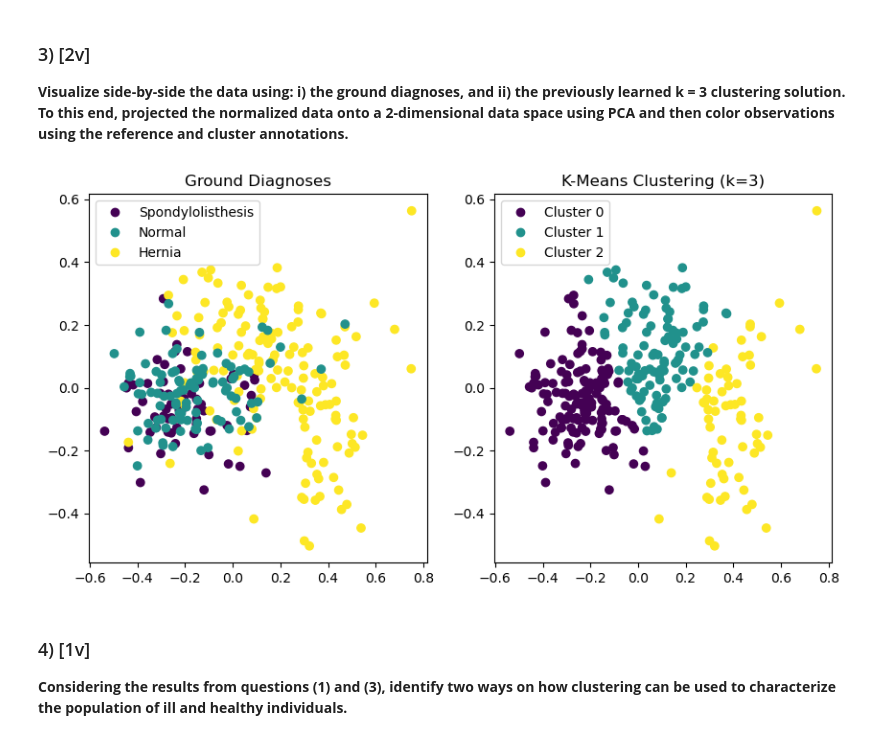
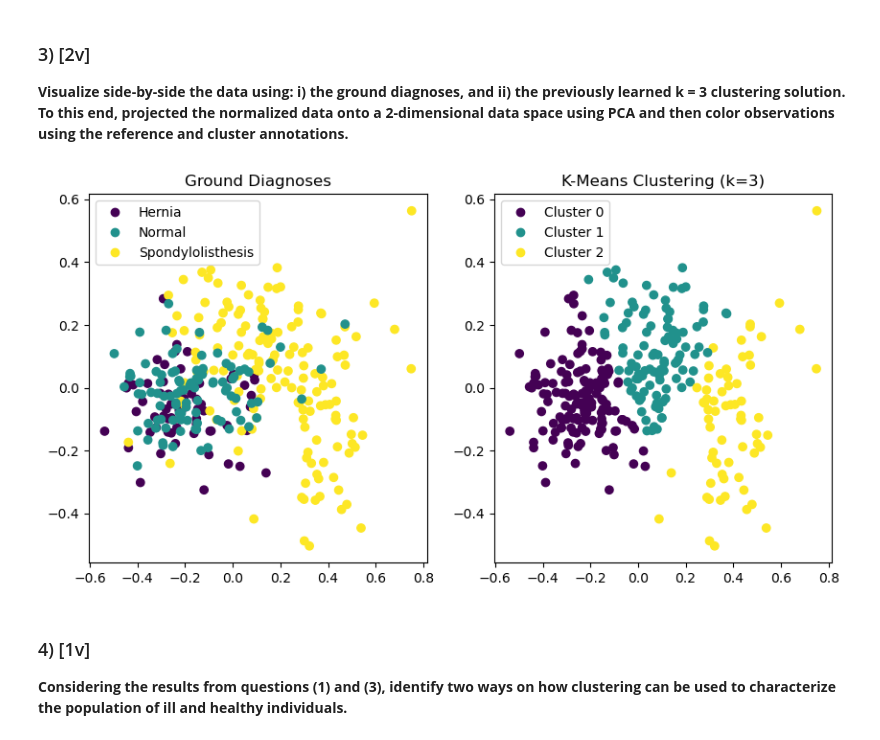
Before and after one commit to gocho1307/Homeworks-ML, a Jupyter notebook: hw4/hw4.ipynb, the cells around one changed output. Saved outputs shown, nothing was run; the diff lists cells and outputs as text; code cells hidden in the pictures.

```diff
--- a/hw4/hw4.ipynb
+++ b/hw4/hw4.ipynb
@@ -403,47 +413,39 @@ from sklearn.preprocessing import LabelEncoder
+# %%
+# Read the ARFF file, prepare data and normalize it
+data = loadarff("./data/column_diagnosis.arff")
+df = pd.DataFrame(data[0])
+df["class"] = df["class"].str.decode("utf-8")
+X, y = df.drop("class", axis=1), df["class"]
+X_scaled = MinMaxScaler().fit_transform(X)
 # %%
 # Apply PCA to the normalized data
-pca = PCA(n_components=2)
-X_pca = pca.fit_transform(X_scaled)
+X_pca = PCA(n_components=2).fit_transform(X_scaled)
 
 # Convert labels to numerical format
-le = LabelEncoder()
-y_numerical = le.fit_transform(y)
+y_numerical = LabelEncoder().fit_transform(y)
 
-# Plot the k-means clustering solution (k=3)
+# Get k_means with k=3
 k_means = cluster.KMeans(n_clusters=3, random_state=0)
 y_pred = k_means.fit_predict(X_scaled)
 # %%
-import matplotlib.pyplot as plt
-from matplotlib.colors import ListedColormap
-from sklearn.preprocessing import LabelEncoder
-
-# Apply PCA to the normalized data
-pca = PCA(n_components=2)
-X_pca = pca.fit_transform(X_scaled)
-
-# Convert labels to numerical format
-le = LabelEncoder()
-y_numerical = le.fit_transform(y)
-
 # Create a figure with two subplots
 fig, (ax1, ax2) = plt.subplots(1, 2, figsize=(10, 5))
 
 # Plot the ground diagnoses
-scatter1 = ax1.scatter(X_pca[:, 0], X_pca[:, 1], c=y_numerical, cmap='viridis')
-ax1.set_title('Ground Diagnoses')
-ax1.legend(handles=scatter1.legend_elements()[0], labels=list(set(y)))
+scatter1 = ax1.scatter(X_pca[:, 0], X_pca[:, 1], c=y_numerical, cmap="viridis")
+ax1.set_title("Ground Diagnoses")
+ax1.legend(handles=scatter1.legend_elements()[0],
+            labels=["Hernia", "Normal", "Spondylolisthesis"])
 
 # Plot the k-means clustering solution (k=3)
-k_means = cluster.KMeans(n_clusters=3, random_state=0)
-y_pred = k_means.fit_predict(X_scaled)
-
-scatter2 = ax2.scatter(X_pca[:, 0], X_pca[:, 1], c=y_pred, cmap='viridis')
-ax2.set_title('K-Means Clustering (k=3)')
-ax2.legend(handles=scatter2.legend_elements()[0], labels=['Cluster 0', 'Cluster 1', 'Cluster 2'])
+scatter2 = ax2.scatter(X_pca[:, 0], X_pca[:, 1], c=y_pred, cmap="viridis")
+ax2.set_title("K-Means Clustering (k=3)")
+ax2.legend(handles=scatter2.legend_elements()[0],
+            labels=["Cluster 0", "Cluster 1", "Cluster 2"])
 
 plt.show()
 # %% [output]
-[figure, old version]
+[figure, new version]
 # %% [markdown]
 ### 4) [1v]
 
```
Also changed, not shown: parts of 5 cells of this notebook, 7 other files.
